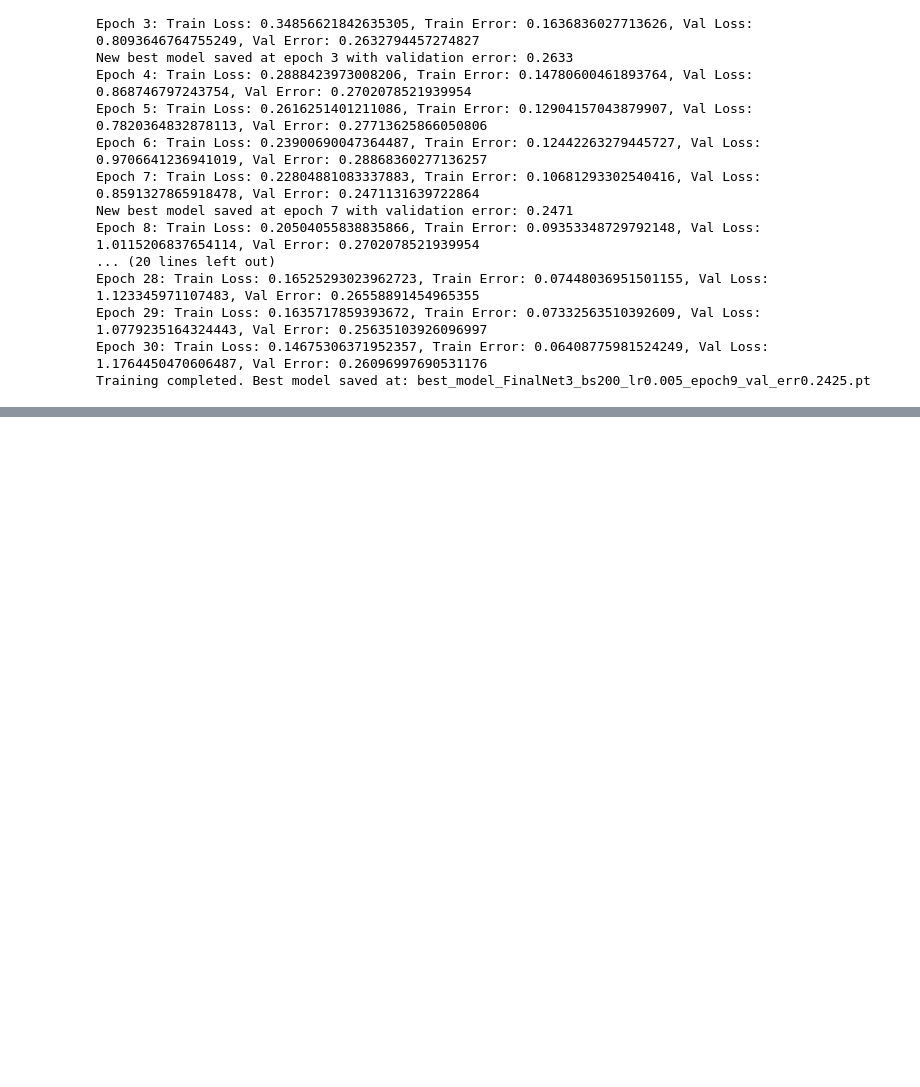
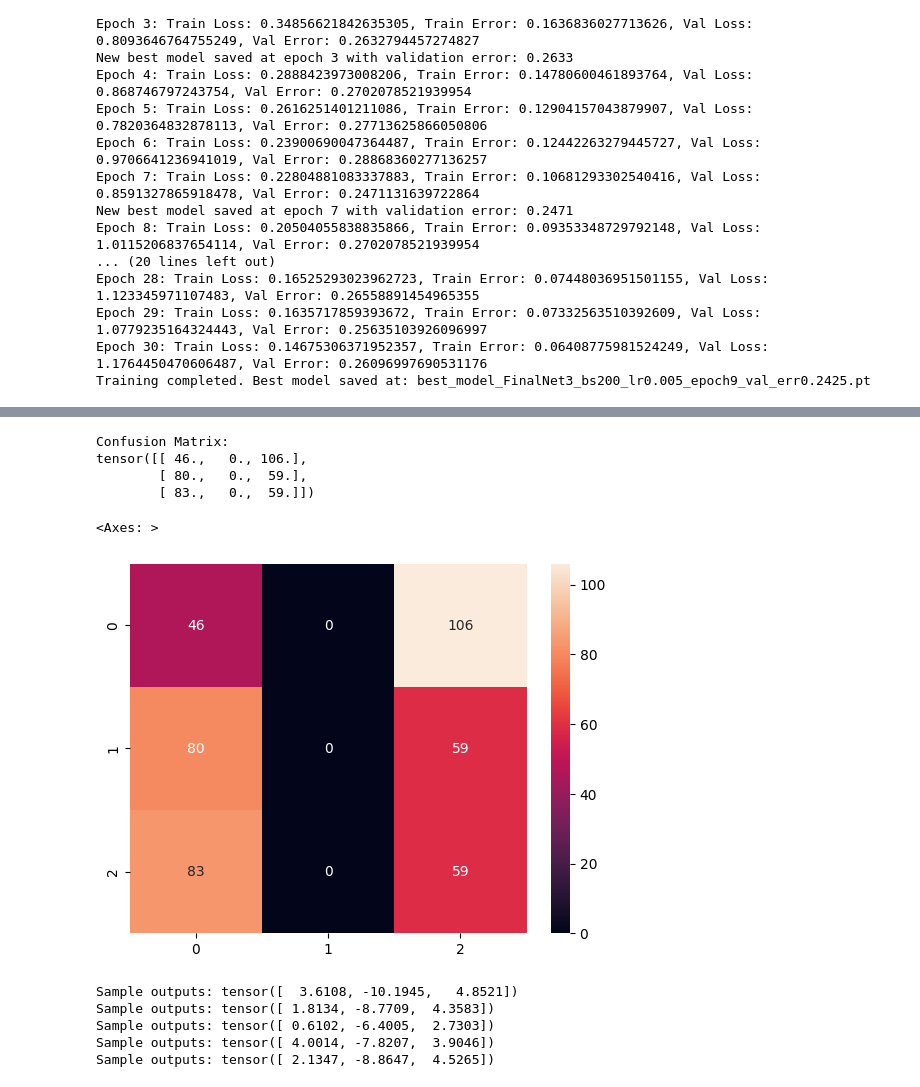
Before and after one commit to edwynzhou/aps360_project_team_77, a Jupyter notebook: Final_APS360_Project.ipynb, the cells around one changed output, grey strips where cells are left out. Cells and saved outputs as stored; diff of their text form; code cells hidden in the pictures; blank space fills up the shorter version.

Commit message:
WIP test accuracy

```diff
--- a/Final_APS360_Project.ipynb
+++ b/Final_APS360_Project.ipynb
@@ -1400,0 +1356,5 @@ def evaluate(net, loader, criterion):
+# %%
+Final_test_model = FinalNet3()
+
+state_dict = torch.load("best_model_FinalNet3_bs200_lr0.005_epoch9_val_err0.2425.pt")
+Final_test_model.load_state_dict(state_dict)
@@ -1400,0 +1412,16 @@ def evaluate(net, loader, criterion):
+# %%
+testloader = torch.utils.data.DataLoader(val, batch_size=32, shuffle=True)
+
+# device = torch.device('cpu')
+# Final_test_model = Final_test_model.to(device)
+
+# Then evaluate
+criterion = nn.CrossEntropyLoss()
+err, loss, conf_matrix, type1_errors, type2_errors = evaluate(Final_test_model, testloader, criterion)
+
+print(f"Accuracy: {(1-err)*100:.2f}%")
+print(f"Average Loss: {loss:.4f}")
+print("Confusion Matrix:")
+print(conf_matrix)
+print("Type 1 Errors (False Positive Rates) for each class:", type1_errors)
+print("Type 2 Errors (False Negative Rates) for each class:", type2_errors)
@@ -1400,0 +1437,25 @@ def evaluate(net, loader, criterion):
+# %%
+print(f"Confusion Matrix:\n{conf_matrix}")
+# %% [output]
+Confusion Matrix:
+tensor([[ 46.,   0., 106.],
+        [ 80.,   0.,  59.],
+        [ 83.,   0.,  59.]])
+# %%
+import seaborn as sns
+sns.heatmap(conf_matrix, annot=True, fmt='g')
+# %% [output]
+<Axes: >
+[figure, added]
+# %%
+Final_test_model.eval()
+with torch.no_grad():
+    for x, y in testloader:
+        outputs = Final_test_model(x)
+        print("Sample outputs:", outputs[0])  # Check softmax values
+# %% [output]
+Sample outputs: tensor([  3.6108, -10.1945,   4.8521])
+Sample outputs: tensor([ 1.8134, -8.7709,  4.3583])
+Sample outputs: tensor([ 0.6102, -6.4005,  2.7303])
+Sample outputs: tensor([ 4.0014, -7.8207,  3.9046])
+Sample outputs: tensor([ 2.1347, -8.8647,  4.5265])
```
Also changed, not shown: parts of 9 cells of this notebook.
